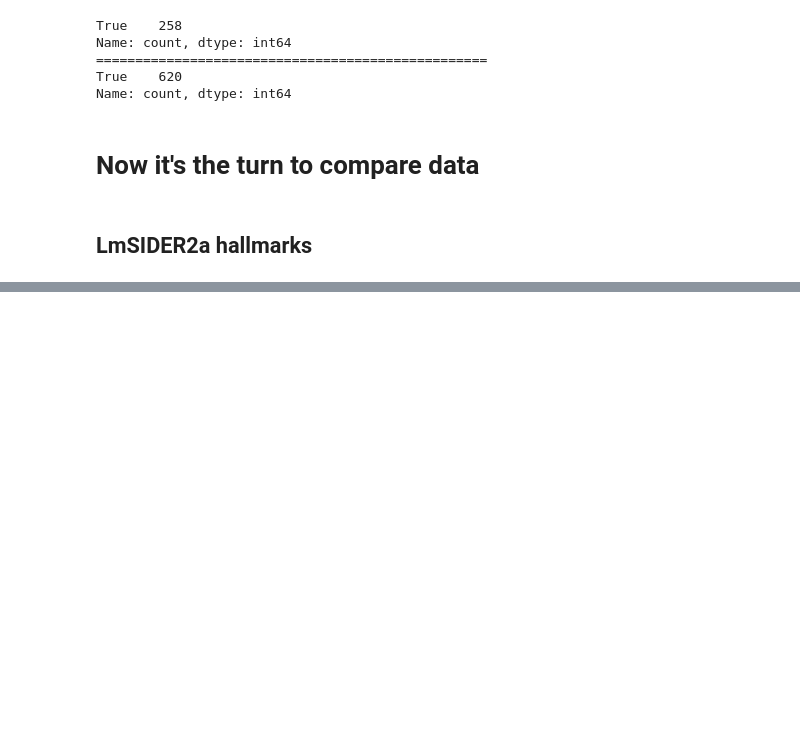
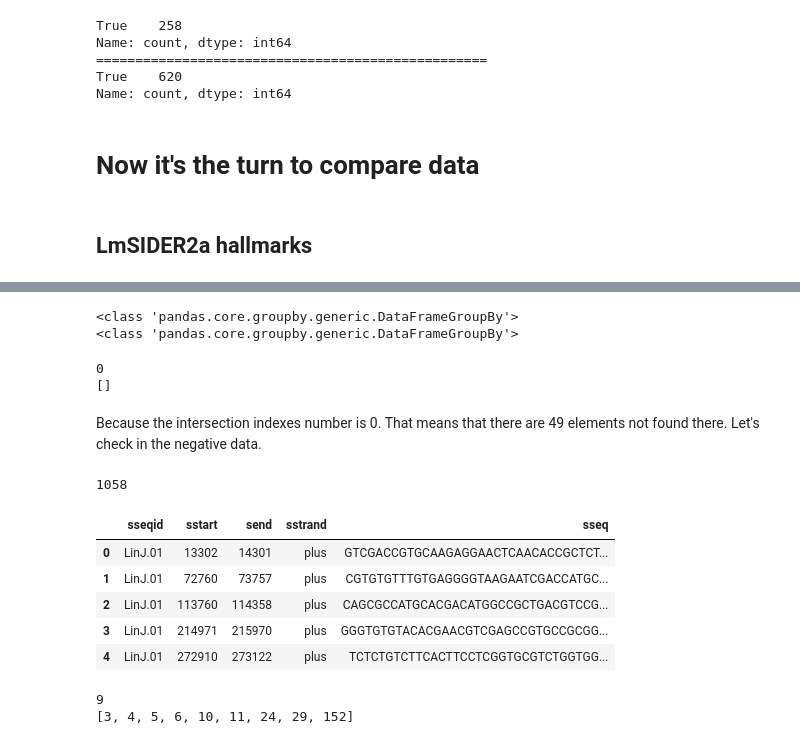
Before and after one commit to Viskuit/Test_BEDOPS, a Jupyter notebook: 7.LmSIDERa_and_LmSIDERb_hallmark_BLASTn/compare_hallmarks_files.ipynb, the cells around one changed output, grey strips where cells are left out. Saved outputs shown, nothing was run; the diff lists cells and outputs as text; code cells hidden in the pictures; blank space fills up the shorter version.

```diff
--- a/7.LmSIDERa_and_LmSIDERb_hallmark_BLASTn/compare_hallmarks_files.ipynb
+++ b/7.LmSIDERa_and_LmSIDERb_hallmark_BLASTn/compare_hallmarks_files.ipynb
@@ -264,0 +242,31 @@ index_array_m
+# %%
+print(type(grouped_positive_SIDER_data), type(grouped_genome_LmSIDER2a_not_in_mine), sep="\n")
+# %% [output]
+<class 'pandas.core.groupby.generic.DataFrameGroupBy'>
+<class 'pandas.core.groupby.generic.DataFrameGroupBy'>
+# %%
+# Let's call the function
+LmSIDER2a_index2 = comparative_grouping_data(grouped_genome_LmSIDER2a_not_in_mine, grouped_positive_SIDER_data)
+print(len(LmSIDER2a_index2))
+print(LmSIDER2a_index2)
+# %% [output]
+0
+[]
+# %% [markdown]
+Because the intersection indexes number is 0. That means that there are 49 elements not found there. Let's check in the negative data.
+# %%
+# Read negative data:
+negative_SIDER_data = pd.read_csv("./genome_data/negatives_testing_elements.csv",
+                                  header=None, sep=",")
+negative_SIDER_data = negative_SIDER_data[[0, 2, 3, 4, 5]]
+negative_SIDER_data.columns = ["sseqid", "sstart", "send", "sstrand", "sseq"]
+print(len(negative_SIDER_data))
+negative_SIDER_data.head()
+# %% [output]
+1058
+|  | sseqid | sstart | send | sstrand | sseq |
+| 0 | LinJ.01 | 13302 | 14301 | plus | GTCGACCGTGCAAGAGGAACTCAACACCGCTCT... |
+| 1 | LinJ.01 | 72760 | 73757 | plus | CGTGTGTTTGTGAGGGGTAAGAATCGACCATGC... |
+| 2 | LinJ.01 | 113760 | 114358 | plus | CAGCGCCATGCACGACATGGCCGCTGACGTCCG... |
+| 3 | LinJ.01 | 214971 | 215970 | plus | GGGTGTGTACACGAACGTCGAGCCGTGCCGCGG... |
+| 4 | LinJ.01 | 272910 | 273122 | plus | TCTCTGTCTTCACTTCCTCGGTGCGTCTGGTGG... |
@@ -264,0 +276,8 @@ index_array_m
+# %%
+# Let's call the function
+LmSIDER2a_index3 = comparative_grouping_data(grouped_genome_LmSIDER2a_not_in_mine, grouped_negative_SIDER_data)
+print(len(LmSIDER2a_index3))
+print(LmSIDER2a_index3)
+# %% [output]
+9
+[3, 4, 5, 6, 10, 11, 24, 29, 152]
```
Also changed, not shown: parts of 16 cells of this notebook, 3 other files.
